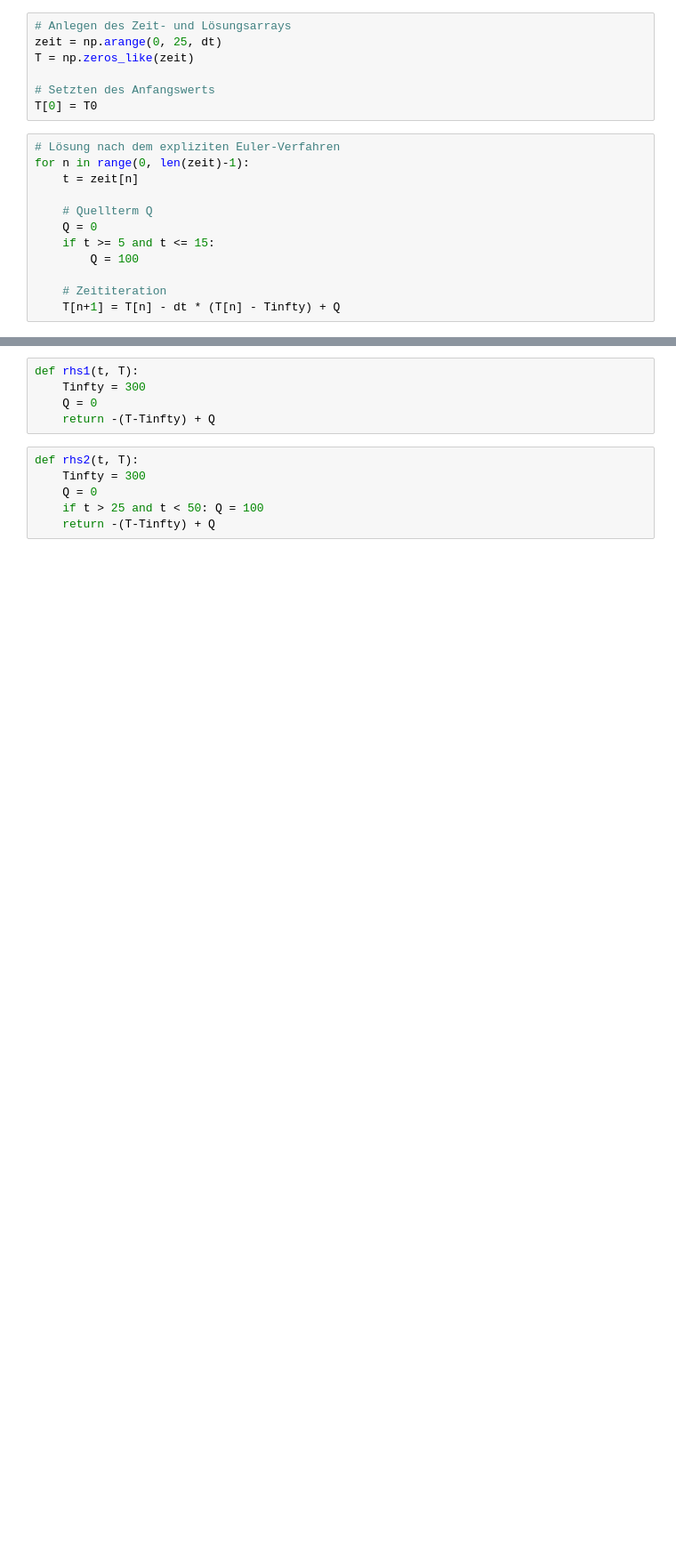
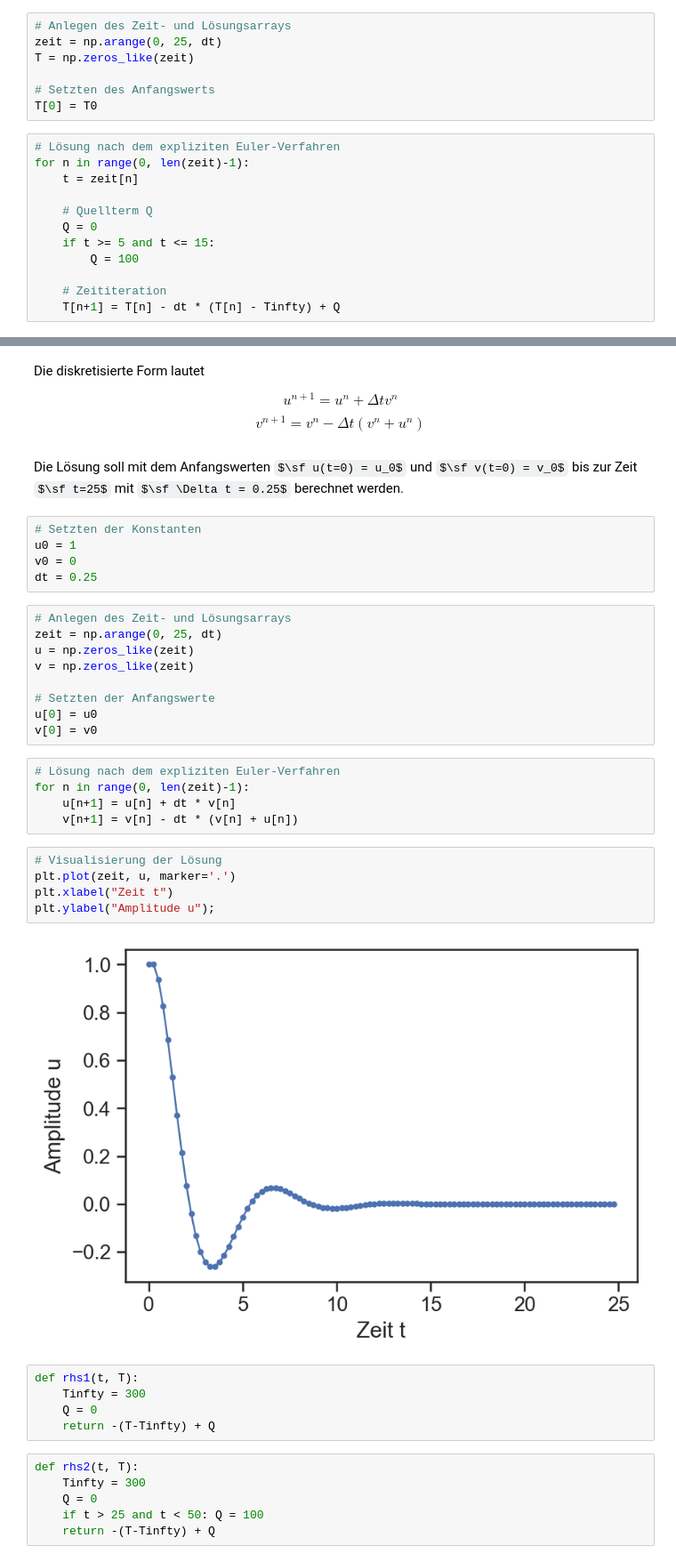
Before and after one commit to lu-kas/Vorlesung_Ingenieurinformatik, a Jupyter notebook: Content/Script/04_numerik/0432_ode.ipynb, the cells around one changed output, grey strips where cells are left out. Shown at 89% size. Saved outputs shown, nothing was run; the diff lists cells and outputs as text; some formulas as TeX source; blank space fills up the shorter version.

```diff
--- a/Content/Script/04_numerik/0432_ode.ipynb
+++ b/Content/Script/04_numerik/0432_ode.ipynb
@@ -112,3 +125,36 @@ plt.ylabel("T");
+# %% [markdown]
+Die diskretisierte Form lautet
+
+$$ u^{n+1} = u^n + \Delta t v^n $$
+$$ v^{n+1} = v^n - \Delta t(v^n + u^n) $$
+# %% [markdown]
+Die Lösung soll mit dem Anfangswerten $\sf u(t=0) = u_0$ und $\sf v(t=0) = v_0$ bis zur Zeit $\sf t=25$ mit $\sf \Delta t = 0.25$ berechnet werden.
+# %%
+# Setzten der Konstanten
+u0 = 1
+v0 = 0
+dt = 0.25
+# %%
+# Anlegen des Zeit- und Lösungsarrays
+zeit = np.arange(0, 25, dt)
+u = np.zeros_like(zeit)
+v = np.zeros_like(zeit)
+
+# Setzten der Anfangswerte
+u[0] = u0
+v[0] = v0
+# %%
+# Lösung nach dem expliziten Euler-Verfahren
+for n in range(0, len(zeit)-1):
+    u[n+1] = u[n] + dt * v[n]
+    v[n+1] = v[n] - dt * (v[n] + u[n])
+# %%
+# Visualisierung der Lösung
+plt.plot(zeit, u, marker='.')
+plt.xlabel("Zeit t")
+plt.ylabel("Amplitude u");
+# %% [output]
+[figure, added]
 # %%
 def rhs1(t, T):
     Tinfty = 300
```
Also changed, not shown: parts of 8 cells of this notebook.
